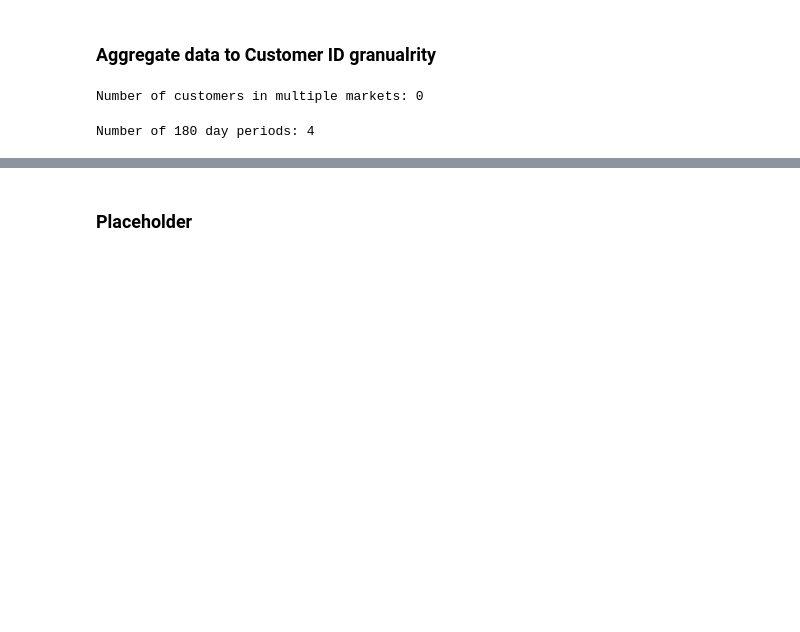
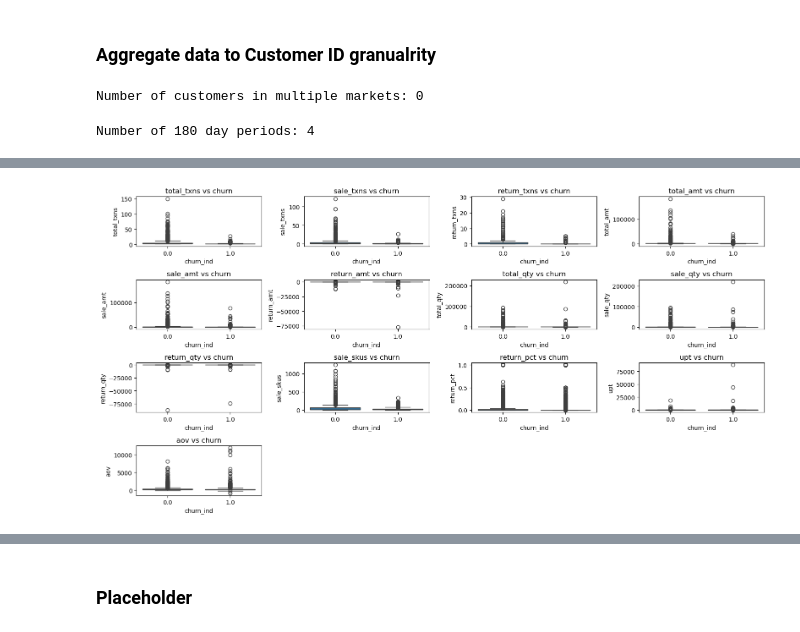
Before and after one commit to hunterphelan/Churn-Prediction, a Jupyter notebook: analysis_v1.0.ipynb, the cells around one changed output, grey strips where cells are left out. Cells and saved outputs as stored; diff of their text form; code cells hidden in the pictures; blank space fills up the shorter version.

```diff
--- a/analysis_v1.0.ipynb
+++ b/analysis_v1.0.ipynb
@@ -197,0 +286,11 @@ Index(['Observation Start', 'Observation End', 'Period', 'Churn Next Period',
+# %%
+### Input replationships with churn
+plt.figure(figsize=(16, 8))
+for i, col in enumerate(key_vars, 1):
+    plt.subplot(4, 4, i)
+    sns.boxplot(x="churn_ind", y=col, data=df_churn)
+    plt.title(f"{col} vs churn")
+plt.tight_layout()
+plt.show()
+# %% [output]
+[figure, added]
```
Also changed, not shown: parts of 17 cells of this notebook, 2 other files.
